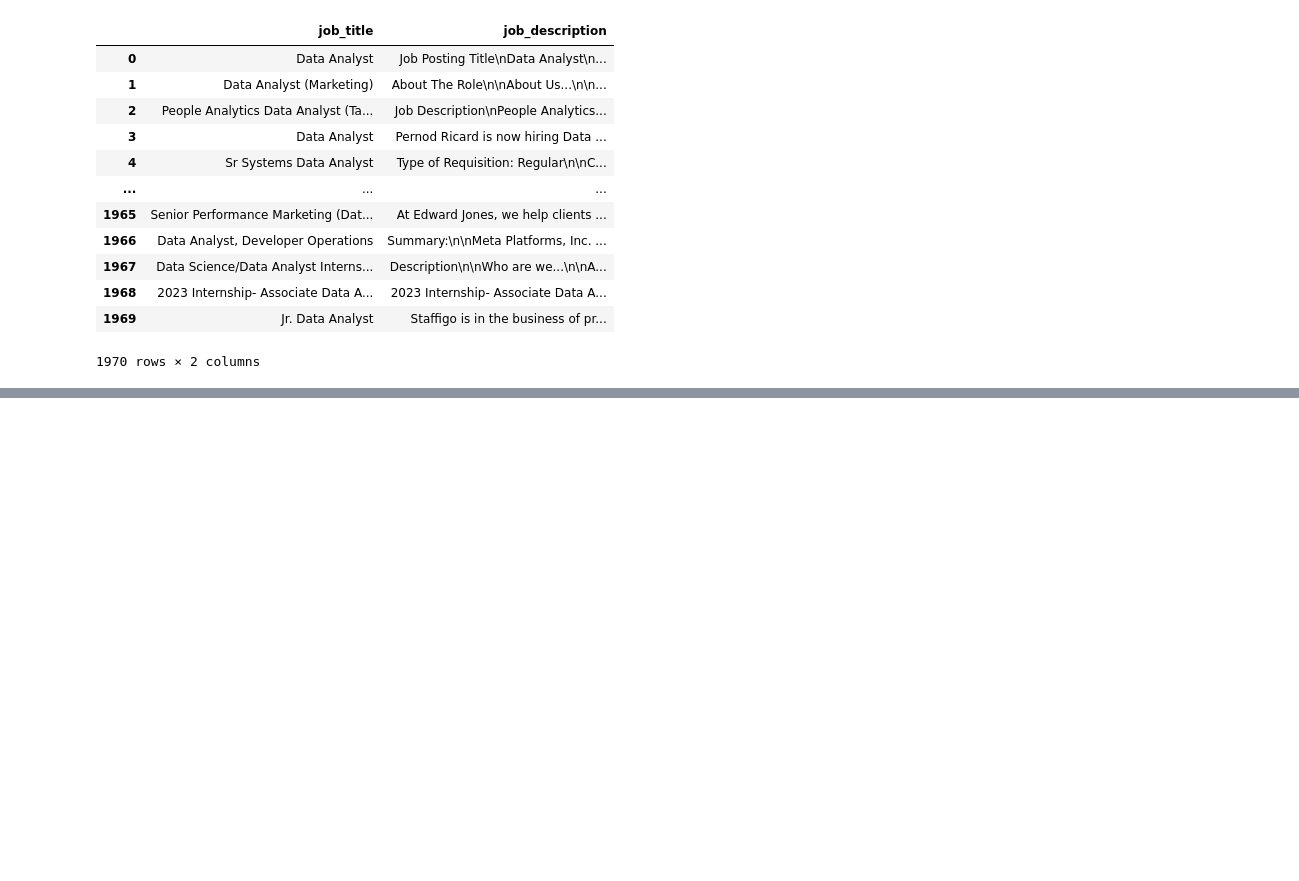
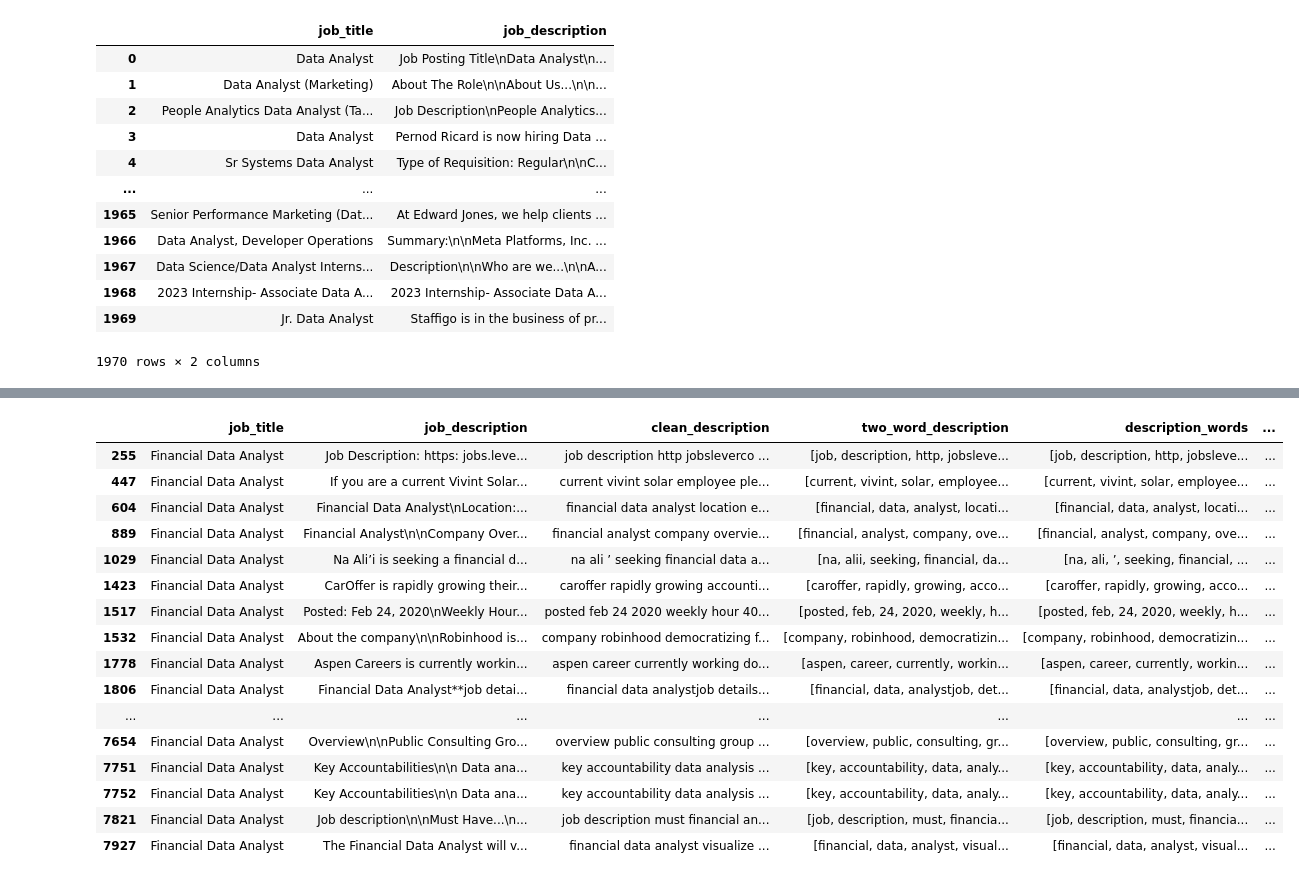
Before and after one commit to Nuel-EN/Capstone-Project-, a Jupyter notebook: Devyns-Master-NB.ipynb, the cells around one changed output, grey strips where cells are left out. Cells and saved outputs as stored; diff of their text form; code cells hidden in the pictures; blank space fills up the shorter version.

```diff
--- a/Devyns-Master-NB.ipynb
+++ b/Devyns-Master-NB.ipynb
@@ -335,2 +434,20 @@ master_df['job_description'][18]
 # %%
-master_df.query('')
+master_df.query("job_title == 'Financial Data Analyst'")
+# %% [output]
+|  | job_title | job_description | clean_description | two_word_description | description_words | ... |
+| 255 | Financial Data Analyst | Job Description: https: jobs.leve... | job description http jobsleverco ... | [job, description, http, jobsleve... | [job, description, http, jobsleve... | ... |
+| 447 | Financial Data Analyst | If you are a current Vivint Solar... | current vivint solar employee ple... | [current, vivint, solar, employee... | [current, vivint, solar, employee... | ... |
+| 604 | Financial Data Analyst | Financial Data Analyst\nLocation:... | financial data analyst location e... | [financial, data, analyst, locati... | [financial, data, analyst, locati... | ... |
+| 889 | Financial Data Analyst | Financial Analyst\n\nCompany Over... | financial analyst company overvie... | [financial, analyst, company, ove... | [financial, analyst, company, ove... | ... |
+| 1029 | Financial Data Analyst | Na Ali’i is seeking a financial d... | na ali ’ seeking financial data a... | [na, alii, seeking, financial, da... | [na, ali, ’, seeking, financial, ... | ... |
+| 1423 | Financial Data Analyst | CarOffer is rapidly growing their... | caroffer rapidly growing accounti... | [caroffer, rapidly, growing, acco... | [caroffer, rapidly, growing, acco... | ... |
+| 1517 | Financial Data Analyst | Posted: Feb 24, 2020\nWeekly Hour... | posted feb 24 2020 weekly hour 40... | [posted, feb, 24, 2020, weekly, h... | [posted, feb, 24, 2020, weekly, h... | ... |
+| 1532 | Financial Data Analyst | About the company\n\nRobinhood is... | company robinhood democratizing f... | [company, robinhood, democratizin... | [company, robinhood, democratizin... | ... |
+| 1778 | Financial Data Analyst | Aspen Careers is currently workin... | aspen career currently working do... | [aspen, career, currently, workin... | [aspen, career, currently, workin... | ... |
+| 1806 | Financial Data Analyst | Financial Data Analyst**job detai... | financial data analystjob details... | [financial, data, analystjob, det... | [financial, data, analystjob, det... | ... |
+| ... | ... | ... | ... | ... | ... | ... |
+| 7654 | Financial Data Analyst | Overview\n\nPublic Consulting Gro... | overview public consulting group ... | [overview, public, consulting, gr... | [overview, public, consulting, gr... | ... |
+| 7751 | Financial Data Analyst | Key Accountabilities\n\n Data ana... | key accountability data analysis ... | [key, accountability, data, analy... | [key, accountability, data, analy... | ... |
+| 7752 | Financial Data Analyst | Key Accountabilities\n\n Data ana... | key accountability data analysis ... | [key, accountability, data, analy... | [key, accountability, data, analy... | ... |
+| 7821 | Financial Data Analyst | Job description\n\nMust Have...\n... | job description must financial an... | [job, description, must, financia... | [job, description, must, financia... | ... |
+| 7927 | Financial Data Analyst | The Financial Data Analyst will v... | financial data analyst visualize ... | [financial, data, analyst, visual... | [financial, data, analyst, visual... | ... |
```
Also changed, not shown: parts of 24 cells of this notebook.
